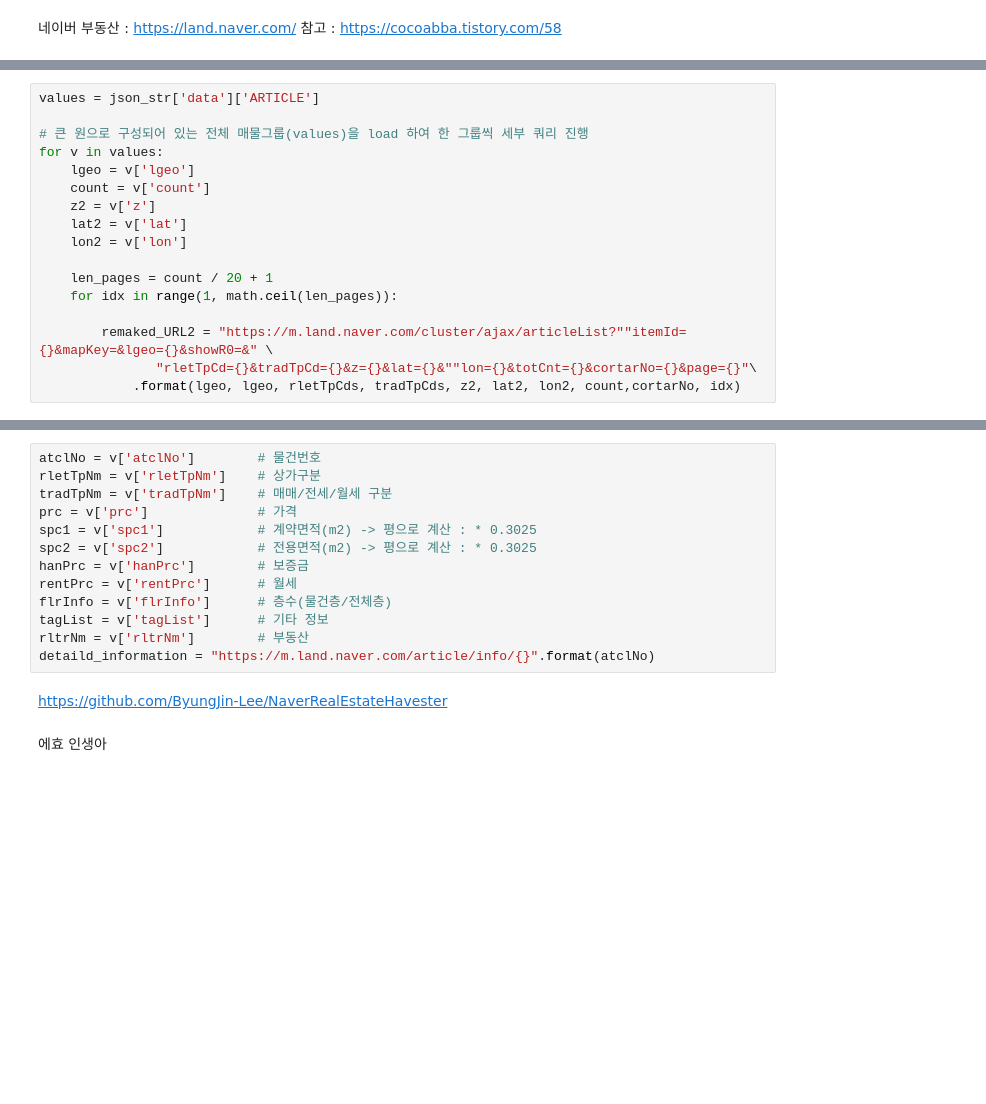
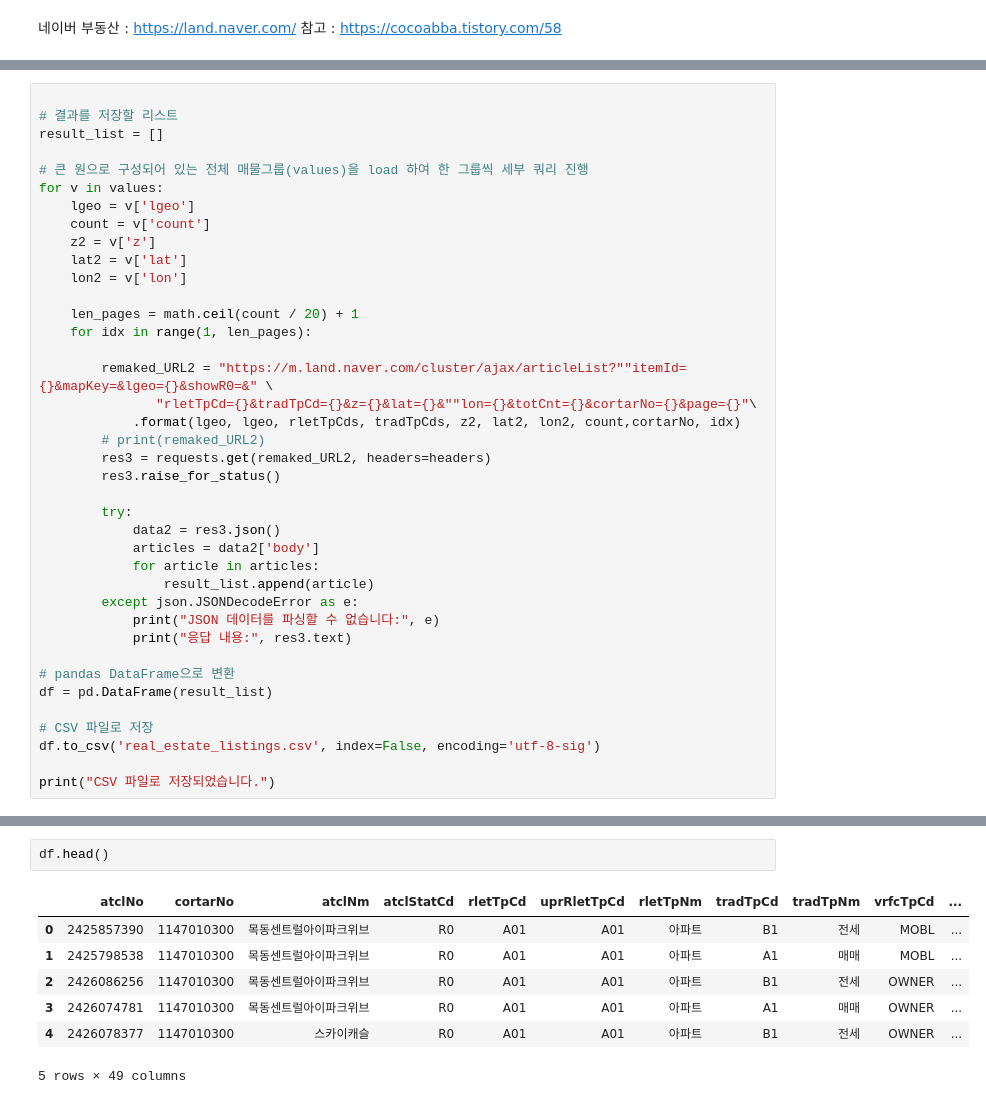
Before and after one commit to Junho1224/NLC, a Jupyter notebook: naverland.ipynb, the cells around one changed output, grey strips where cells are left out. Cells and saved outputs as stored; diff of their text form; blank space fills up the shorter version.

```diff
--- a/naverland.ipynb
+++ b/naverland.ipynb
@@ -83,5 +341,7 @@ json_str = json.loads(json.dumps(res2.json()))
 # %%
-values = json_str['data']['ARTICLE']
+
+# 결과를 저장할 리스트
+result_list = []
 
 # 큰 원으로 구성되어 있는 전체 매물그룹(values)을 load 하여 한 그룹씩 세부 쿼리 진행
 for v in values:
@@ -91,9 +351,29 @@ for v in values:
     lat2 = v['lat']
     lon2 = v['lon']
 
-    len_pages = count / 20 + 1
-    for idx in range(1, math.ceil(len_pages)):
+    len_pages = math.ceil(count / 20) + 1
+    for idx in range(1, len_pages):
 
         remaked_URL2 = "https://m.land.naver.com/cluster/ajax/articleList?""itemId={}&mapKey=&lgeo={}&showR0=&" \
                "rletTpCd={}&tradTpCd={}&z={}&lat={}&""lon={}&totCnt={}&cortarNo={}&page={}"\
             .format(lgeo, lgeo, rletTpCds, tradTpCds, z2, lat2, lon2, count,cortarNo, idx)
+        # print(remaked_URL2)
+        res3 = requests.get(remaked_URL2, headers=headers)
+        res3.raise_for_status()
+
+        try:
+            data2 = res3.json()
+            articles = data2['body']
+            for article in articles:
+                result_list.append(article)
+        except json.JSONDecodeError as e:
+            print("JSON 데이터를 파싱할 수 없습니다:", e)
+            print("응답 내용:", res3.text)
+
+# pandas DataFrame으로 변환
+df = pd.DataFrame(result_list)
+
+# CSV 파일로 저장
+df.to_csv('real_estate_listings.csv', index=False, encoding='utf-8-sig')
+
+print("CSV 파일로 저장되었습니다.")
@@ -100,17 +398,10 @@ for v in values:
-# %%
-atclNo = v['atclNo']        # 물건번호
-rletTpNm = v['rletTpNm']    # 상가구분
-tradTpNm = v['tradTpNm']    # 매매/전세/월세 구분
-prc = v['prc']              # 가격
-spc1 = v['spc1']            # 계약면적(m2) -> 평으로 계산 : * 0.3025
-spc2 = v['spc2']            # 전용면적(m2) -> 평으로 계산 : * 0.3025
-hanPrc = v['hanPrc']        # 보증금
-rentPrc = v['rentPrc']      # 월세
-flrInfo = v['flrInfo']      # 층수(물건층/전체층)
-tagList = v['tagList']      # 기타 정보
-rltrNm = v['rltrNm']        # 부동산
-detaild_information = "https://m.land.naver.com/article/info/{}".format(atclNo)
-# %% [markdown]
-https://github.com/ByungJin-Lee/NaverRealEstateHavester
-# %% [markdown]
-에효 인생아
+# %%
+df.head()
+# %% [output]
+|  | atclNo | cortarNo | atclNm | atclStatCd | rletTpCd | uprRletTpCd | rletTpNm | tradTpCd | tradTpNm | vrfcTpCd | ... |
+| 0 | 2425857390 | 1147010300 | 목동센트럴아이파크위브 | R0 | A01 | A01 | 아파트 | B1 | 전세 | MOBL | ... |
+| 1 | 2425798538 | 1147010300 | 목동센트럴아이파크위브 | R0 | A01 | A01 | 아파트 | A1 | 매매 | MOBL | ... |
+| 2 | 2426086256 | 1147010300 | 목동센트럴아이파크위브 | R0 | A01 | A01 | 아파트 | B1 | 전세 | OWNER | ... |
+| 3 | 2426074781 | 1147010300 | 목동센트럴아이파크위브 | R0 | A01 | A01 | 아파트 | A1 | 매매 | OWNER | ... |
+| 4 | 2426078377 | 1147010300 | 스카이캐슬 | R0 | A01 | A01 | 아파트 | B1 | 전세 | OWNER | ... |
+5 rows × 49 columns
```
Also changed, not shown: parts of 18 cells of this notebook.
